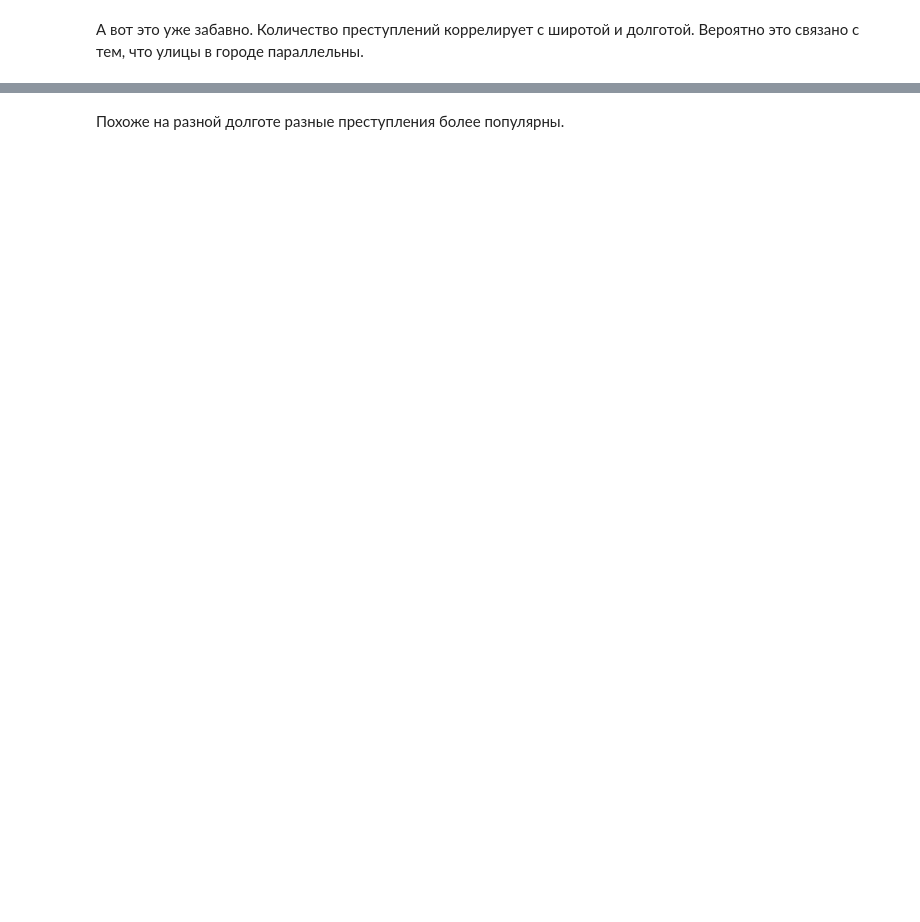
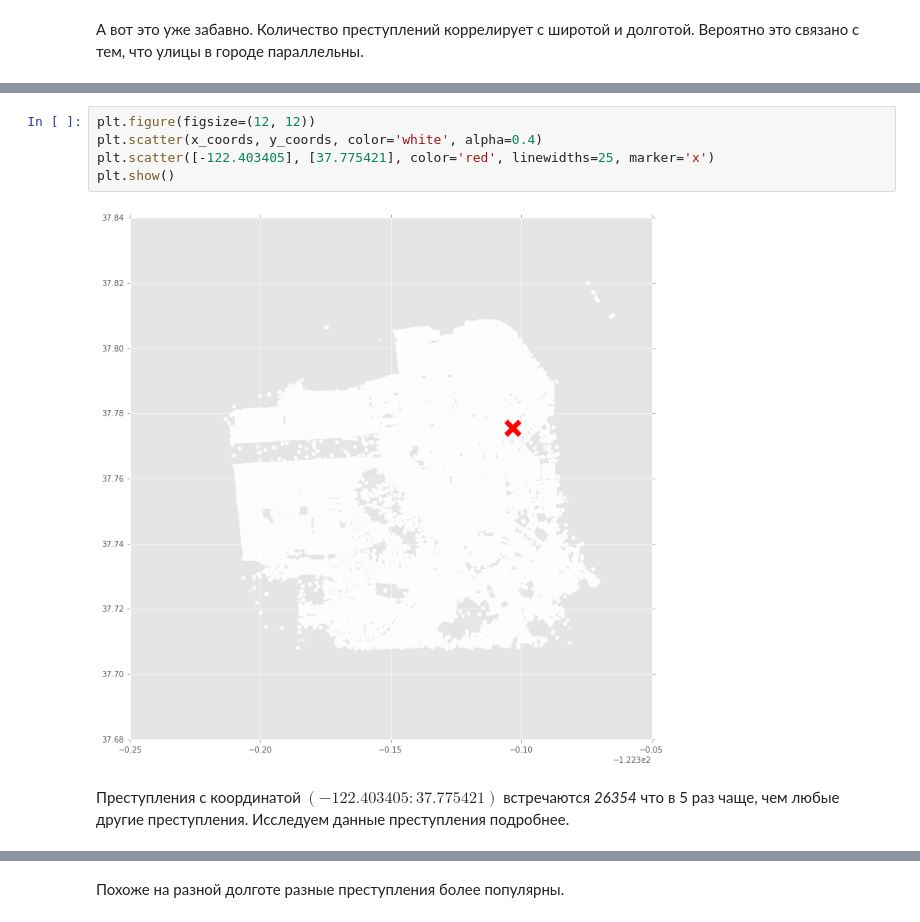
Before and after one commit to re9ulus/data_science_snippets, a Jupyter notebook: eda/Crime_SF_EDA_by_re9ulus.ipynb, the cells around one changed output, grey strips where cells are left out. Drawn from its saved outputs; the diff is of its cells as text; blank space fills up the shorter version.

```diff
--- a/eda/Crime_SF_EDA_by_re9ulus.ipynb
+++ b/eda/Crime_SF_EDA_by_re9ulus.ipynb
@@ -109,0 +205,9 @@ plt.show()
+# %%
+plt.figure(figsize=(12, 12))
+plt.scatter(x_coords, y_coords, color='white', alpha=0.4)
+plt.scatter([-122.403405], [37.775421], color='red', linewidths=25, marker='x')
+plt.show()
+# %% [output]
+[figure, added]
+# %% [markdown]
+Преступления с координатой *$(-122.403405:37.775421)$* встречаются *26354* что в 5 раз чаще, чем любые другие преступления. Исследуем данные преступления подробнее.
```
Also changed, not shown: parts of 23 cells of this notebook.
